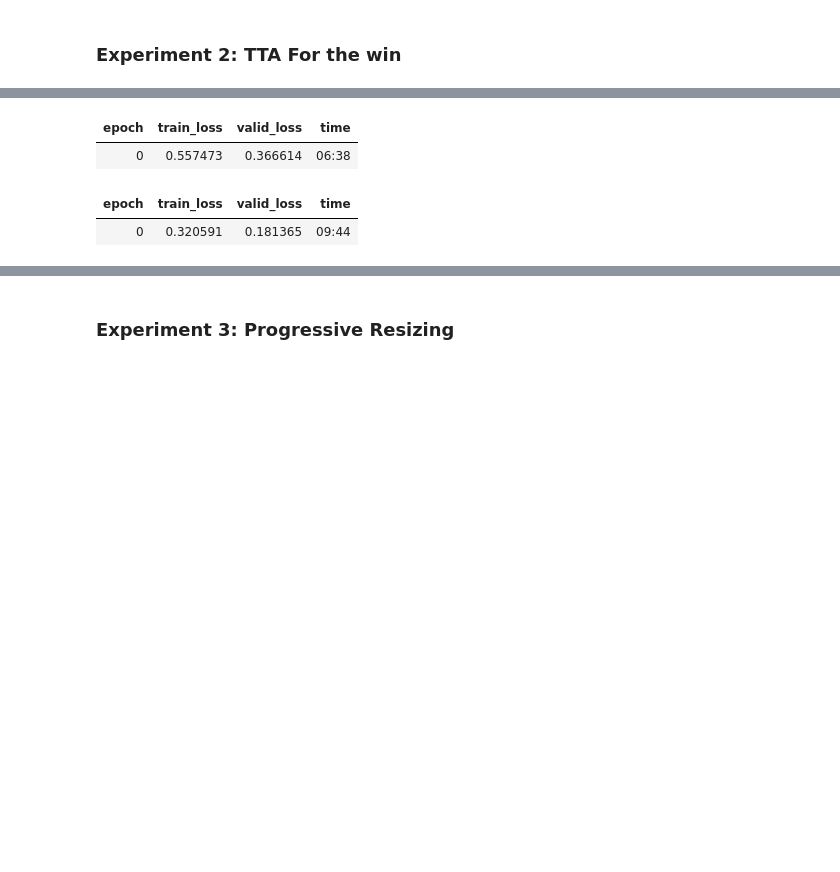
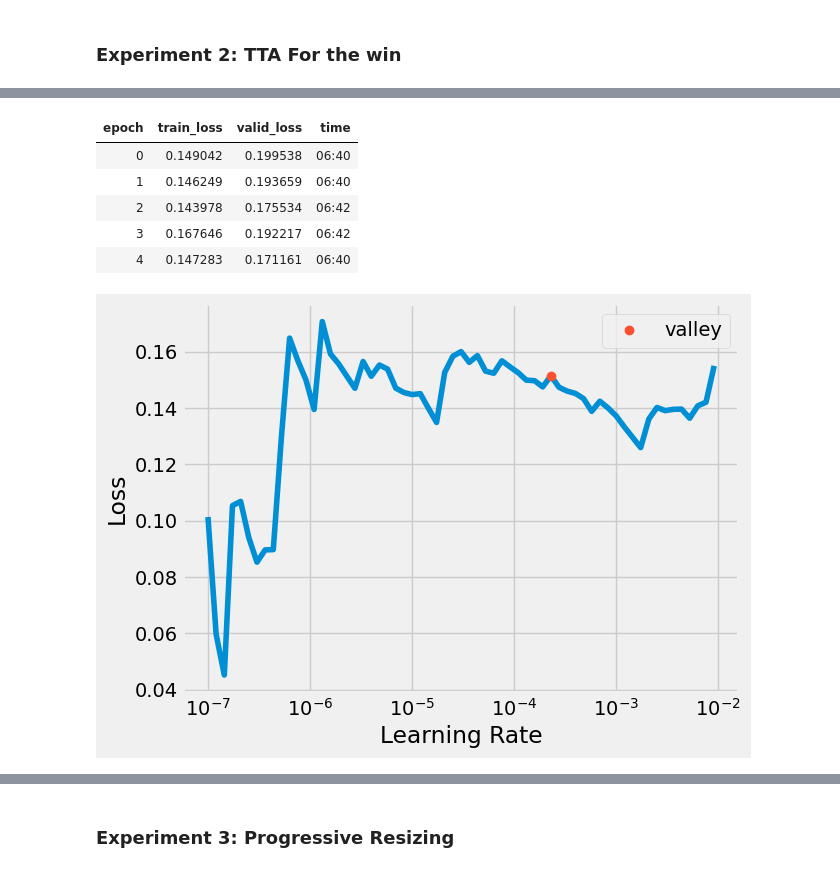
Before and after one commit to Virgo-Alpha/Mask_Detection, a Jupyter notebook: detector.ipynb, the cells around one changed output, grey strips where cells are left out. Drawn from its saved outputs; the diff is of its cells as text; code cells hidden in the pictures; blank space fills up the shorter version.

```diff
--- a/detector.ipynb
+++ b/detector.ipynb
@@ -371,7 +368,0 @@ Downloading: "https://download.pytorch.org/models/resnet34-b627a593.pth" to /roo
-# %%
-learn.fine_tune(1)
-# %% [output]
-| epoch | train_loss | valid_loss | time |
-| 0 | 0.557473 | 0.366614 | 06:38 |
-| epoch | train_loss | valid_loss | time |
-| 0 | 0.320591 | 0.181365 | 09:44 |
@@ -381,5 +369,7 @@ learn.export('/content/drive/My Drive/Colab Notebooks/mask_classifier_tta.pkl')
-# %%
-from fastai.learner import load_learner
-
-# Load the model
-learn = load_learner('/content/drive/My Drive/Colab Notebooks/mask_classifier_tta.pkl')
+# %%
+# Find a suitable learning rate
+lr_min = learn.lr_find()
+
+# Choose a learning rate(s) based on the plot generated by lr_find
+learn.fit_one_cycle(5, lr_max=lr_min)  # For example, using the minimum learning rate found
+# %% [output]
@@ -386,3 +377,10 @@ learn = load_learner('/content/drive/My Drive/Colab Notebooks/mask_classifier_tt
+| epoch | train_loss | valid_loss | time |
+| 0 | 0.149042 | 0.199538 | 06:40 |
+| 1 | 0.146249 | 0.193659 | 06:40 |
+| 2 | 0.143978 | 0.175534 | 06:42 |
+| 3 | 0.167646 | 0.192217 | 06:42 |
+| 4 | 0.147283 | 0.171161 | 06:40 |
+[figure, added]
 # %%
 # Compare TTA with normal predictions on the validation set
 valid_preds, val_lables = learn.get_preds(ds_idx=1)
```
Also changed, not shown: parts of 13 cells of this notebook.
